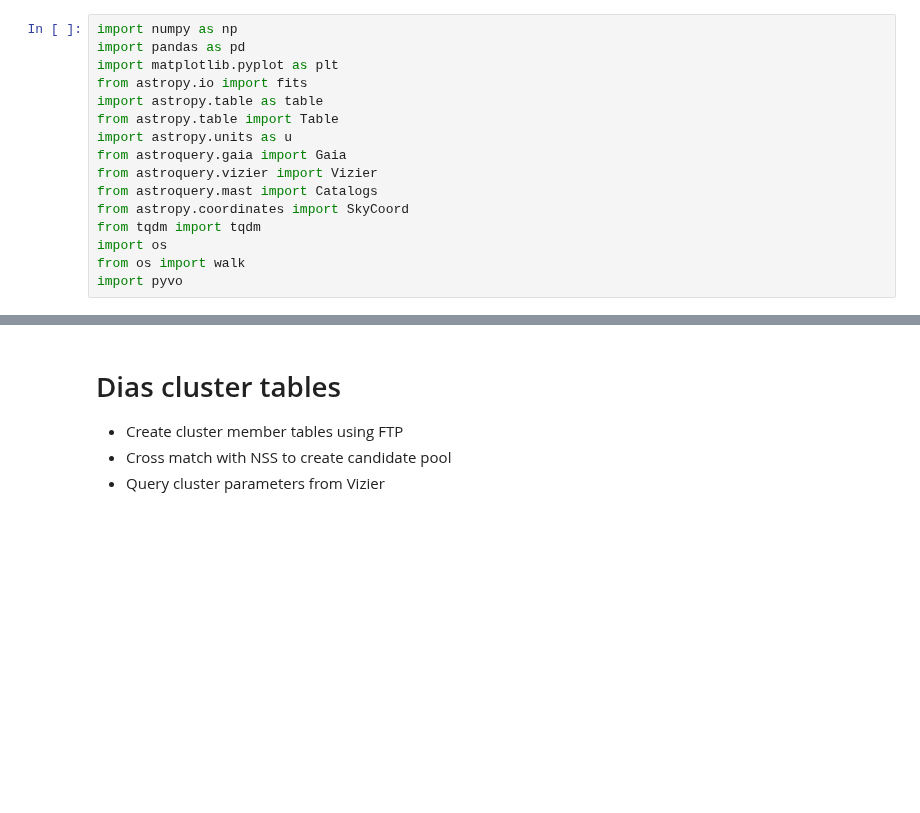
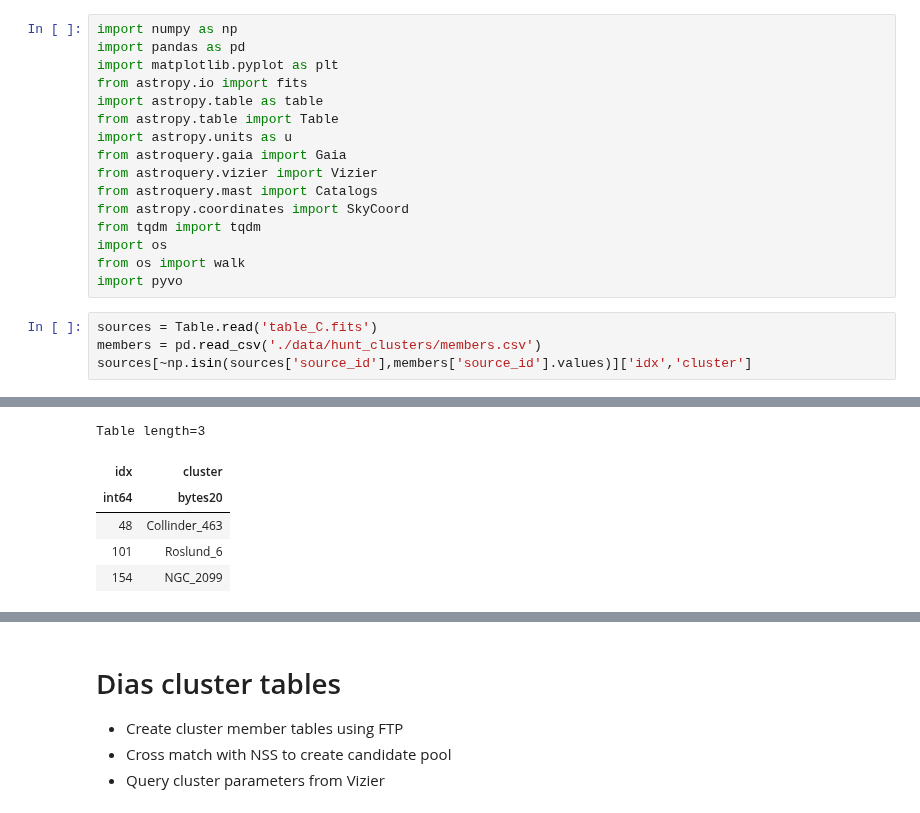
Before and after one commit to orenir49/WD_project, a Jupyter notebook: main.ipynb, the cells around one changed output, grey strips where cells are left out. Drawn from its saved outputs; the diff is of its cells as text; blank space fills up the shorter version.

```diff
--- a/main.ipynb
+++ b/main.ipynb
@@ -14,3 +14,8 @@ from tqdm import tqdm
 import os
 from os import walk
 import pyvo
+# %%
+sources = Table.read('table_C.fits')
+members = pd.read_csv('./data/hunt_clusters/members.csv')
+sources[~np.isin(sources['source_id'],members['source_id'].values)]['idx','cluster']
+# %% [output]
@@ -16,0 +23,6 @@ import pyvo
+Table length=3
+| idx | cluster |
+| int64 | bytes20 |
+| 48 | Collinder_463 |
+| 101 | Roslund_6 |
+| 154 | NGC_2099 |
```
Also changed, not shown: parts of 5 cells of this notebook, 4 other files.
